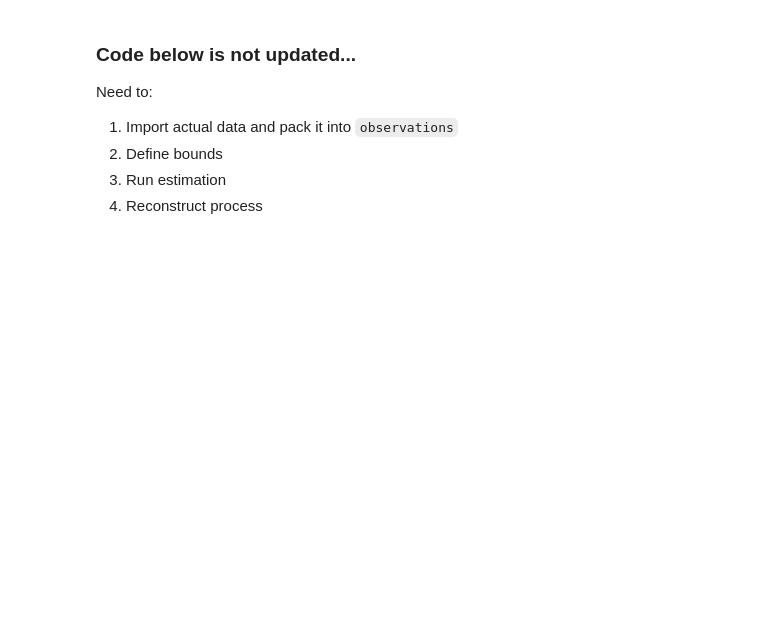
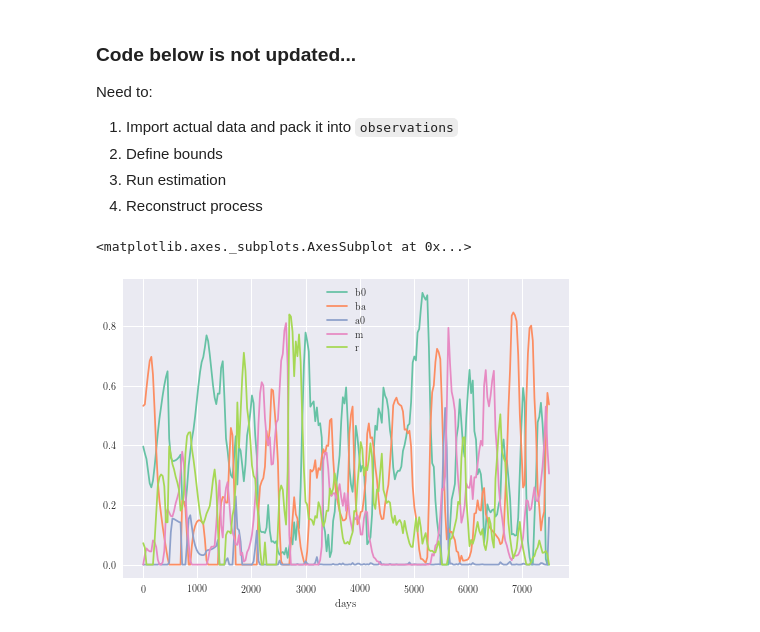
Before and after one commit to cparrarojas/sde-parameter-estimation, a Jupyter notebook: quasi-cycles.ipynb, the cells around one changed output. Drawn from its saved outputs; the diff is of its cells as text; code cells hidden in the pictures; blank space fills up the shorter version.

```diff
--- a/quasi-cycles.ipynb
+++ b/quasi-cycles.ipynb
@@ -107,0 +121,2 @@ Need to:
+# %%
+data = data.rename(columns={"'Date'": 'date', "'Barnacles [%]'": 'B', "'Crustose algae [%]'": 'A', "'Mussels [%] '": 'M', "'Bare rock [%]'": 'R'})
@@ -107,0 +166,20 @@ Need to:
+# %%
+data['b0'] = b0/100.
+data['ba'] = ba/100.
+data['a0'] = a0/100.
+data['m'] = m/100.
+data['r'] = r/100.
+# %%
+date_init = data.date[0]
+
+data['days'] = data['date'] - date_init
+data['days'] = data['days'].apply(lambda x: int(x.days))
+# %%
+data_clean = data.drop(['date', 'B', 'A', 'M', 'R'], axis=1)
+data_clean.index = data_clean.days
+data_clean = data_clean.drop(['days'], axis=1)
+# %%
+data_clean.plot()
+# %% [output]
+<matplotlib.axes._subplots.AxesSubplot at 0x...>
+[figure, added]
```
Also changed, not shown: parts of 15 cells of this notebook, 2 other files.
